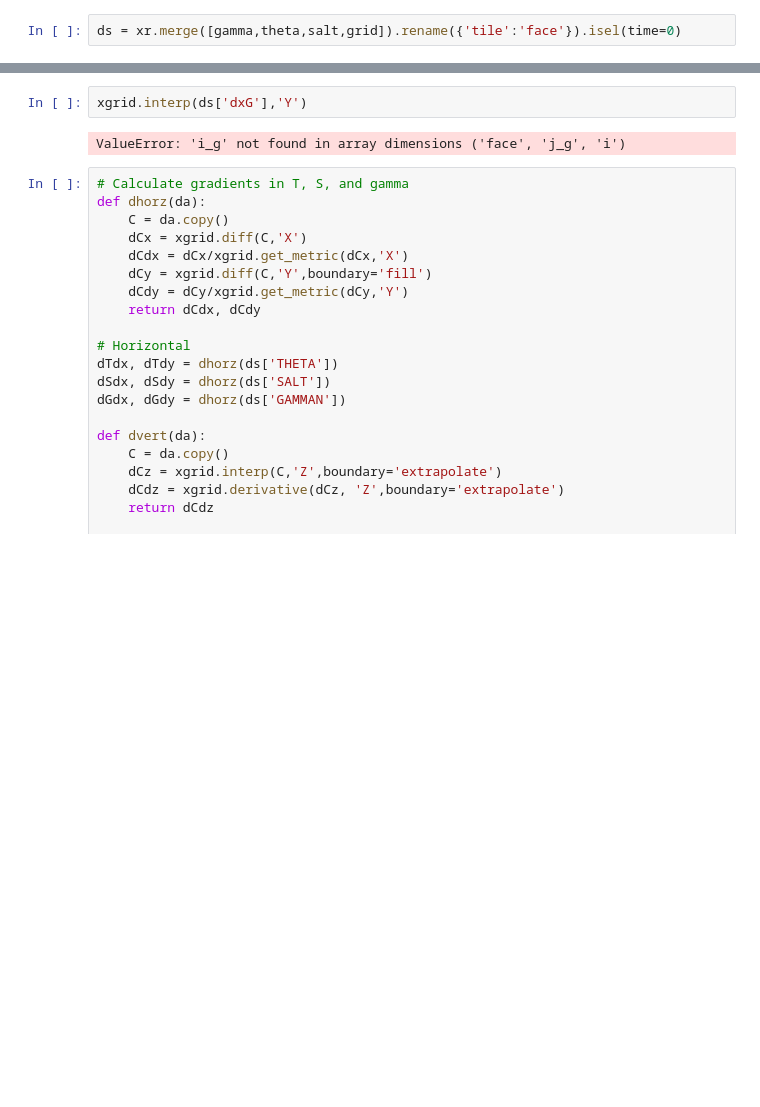
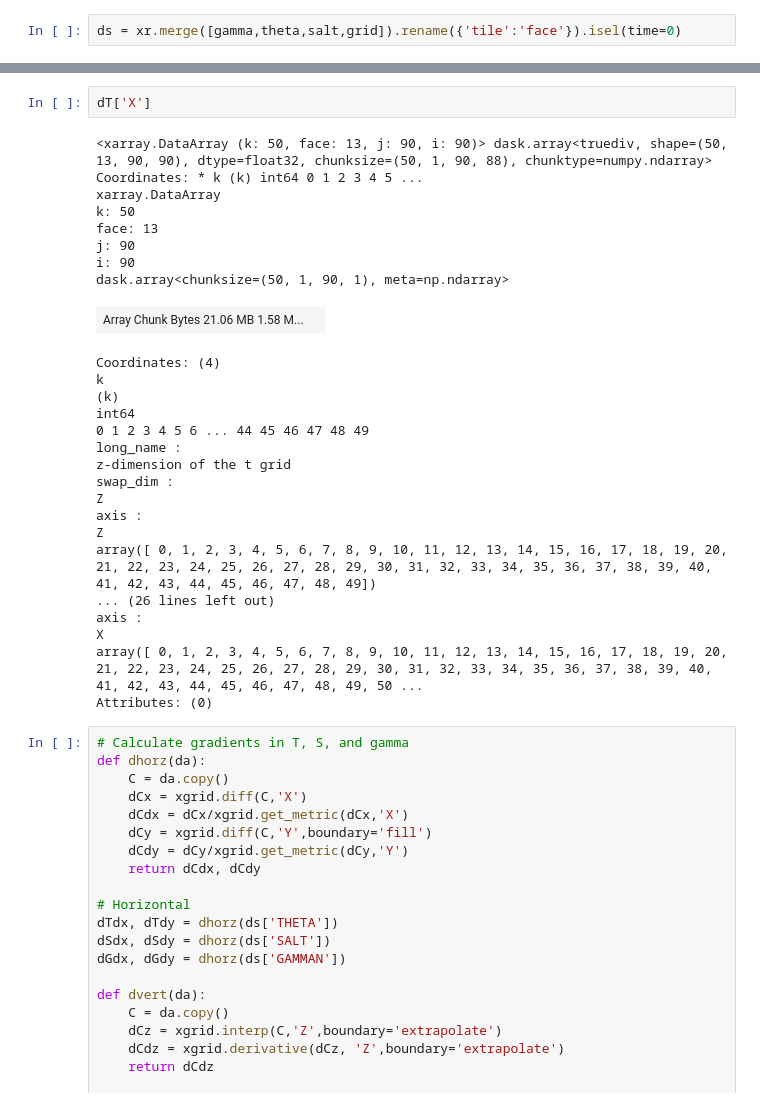
Before and after one commit to gmacgilchrist/wmt_bgc, a Jupyter notebook: notebooks/calc_bfactor_ECCO4v4.ipynb, the cells around one changed output, grey strips where cells are left out. Cells and saved outputs as stored; diff of their text form; blank space fills up the shorter version.

```diff
--- a/notebooks/calc_bfactor_ECCO4v4.ipynb
+++ b/notebooks/calc_bfactor_ECCO4v4.ipynb
@@ -114,7 +208,31 @@ X Axis (not periodic, boundary=None):
-# %%
-xgrid.interp(ds['dxG'],'Y')
-# %% [output]
-ValueError: 'i_g' not found in array dimensions ('face', 'j_g', 'i')
+# %%
+dT['X']
+# %% [output]
+<xarray.DataArray (k: 50, face: 13, j: 90, i: 90)> dask.array<truediv, shape=(50, 13, 90, 90), dtype=float32, chunksize=(50, 1, 90, 88), chunktype=numpy.ndarray> Coordinates: * k (k) int64 0 1 2 3 4 5 ...
+xarray.DataArray
+k: 50
+face: 13
+j: 90
+i: 90
+dask.array<chunksize=(50, 1, 90, 1), meta=np.ndarray>
+| Array Chunk Bytes 21.06 MB 1.58 M... |  |
+Coordinates: (4)
+k
+(k)
+int64
+0 1 2 3 4 5 6 ... 44 45 46 47 48 49
+long_name :
+z-dimension of the t grid
+swap_dim :
+Z
+axis :
+Z
+array([ 0, 1, 2, 3, 4, 5, 6, 7, 8, 9, 10, 11, 12, 13, 14, 15, 16, 17, 18, 19, 20, 21, 22, 23, 24, 25, 26, 27, 28, 29, 30, 31, 32, 33, 34, 35, 36, 37, 38, 39, 40, 41, 42, 43, 44, 45, 46, 47, 48, 49])
+... (26 lines left out)
+axis :
+X
+array([ 0, 1, 2, 3, 4, 5, 6, 7, 8, 9, 10, 11, 12, 13, 14, 15, 16, 17, 18, 19, 20, 21, 22, 23, 24, 25, 26, 27, 28, 29, 30, 31, 32, 33, 34, 35, 36, 37, 38, 39, 40, 41, 42, 43, 44, 45, 46, 47, 48, 49, 50 ...
+Attributes: (0)
 # %%
 # Calculate gradients in T, S, and gamma
 def dhorz(da):
```
Also changed, not shown: parts of 7 cells of this notebook.
